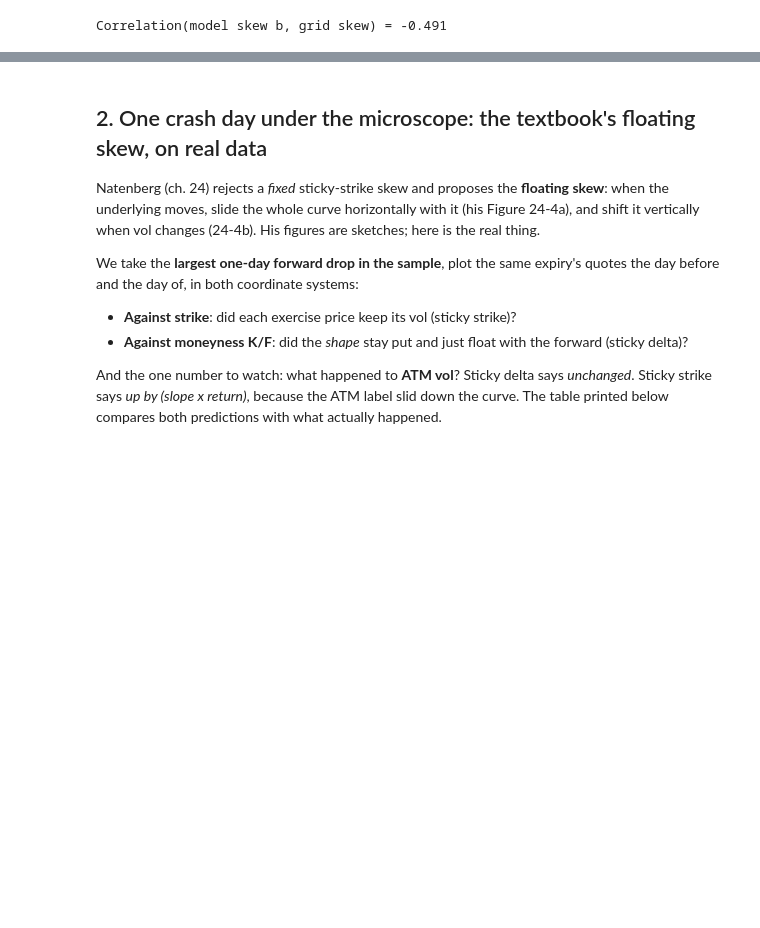
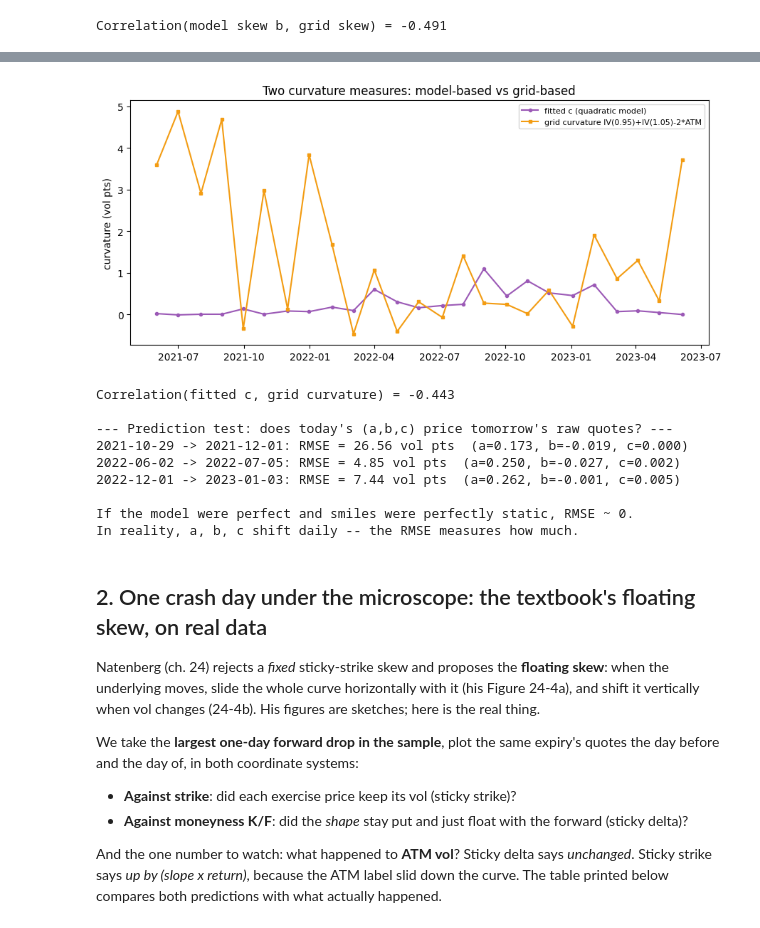
Before and after one commit to harrodyuan/DS4FE, a Jupyter notebook: DS4FE_IV_Surface_Skew_Dynamics.ipynb, the cells around one changed output, grey strips where cells are left out. Drawn from its saved outputs; the diff is of its cells as text; code cells hidden in the pictures; blank space fills up the shorter version.

Commit message:
Add kurtosis analysis section: curvature comparison + parametric model prediction demo; reframe sticky delta/strike as benchmarks not real models

```diff
--- a/DS4FE_IV_Surface_Skew_Dynamics.ipynb
+++ b/DS4FE_IV_Surface_Skew_Dynamics.ipynb
@@ -289,3 +303,77 @@ Correlation(model skew b, grid skew) = -0.491
+# %%
+# Compare two curvature measures: fitted c vs grid butterfly
+sample_days = sorted(glob.glob(f'{IV}/iv_*.parquet'))[::21]
+params_all = []
+for f in sample_days:
+    dt = pd.Timestamp(os.path.basename(f)[3:13])
+    d = pd.read_parquet(f)
+    exp = d.loc[(d['T'] * 365.25 - 30).abs().idxmin(), 'expiry']
+    e = d[d['expiry'] == exp]
+    T_, F_ = e['T'].iloc[0], e['F'].iloc[0]
+    atm = np.interp(F_, e['strike'], e['iv'])
+    z = np.log(e['strike'] / F_) / (atm * np.sqrt(T_))
+    coeffs = np.polyfit(z, e['iv'], 2)
+    params_all.append({'date': dt, 'a': coeffs[2], 'b': coeffs[1], 'c': coeffs[0]})
+params_all = pd.DataFrame(params_all).set_index('date').sort_index()
+
+# align grid curvature on same dates
+grid_curv = feat[(30, 'curv')].reindex(params_all.index)
+params_all['grid_curv'] = grid_curv.values
+
+fig, ax = plt.subplots(figsize=(9, 4.2))
+ax.plot(params_all.index, params_all['c'] * 100, 'o-', ms=3, color='#9B59B6', label='fitted c (quadratic model)')
+ax.plot(params_all.index, params_all['grid_curv'] * 100, 's-', ms=3, color='#F39C12', label='grid curvature IV(0.95)+IV(1.05)-2*ATM')
+ax.set_ylabel('curvature (vol pts)')
+ax.set_title('Two curvature measures: model-based vs grid-based')
+ax.legend(fontsize=8)
+plt.tight_layout(); plt.show()
+
+corr_c = params_all['c'].corr(params_all['grid_curv'])
+print(f'Correlation(fitted c, grid curvature) = {corr_c:.3f}')
+
+# --- Prediction demo: use today's fitted model to price tomorrow's quotes ---
+print()
+print("--- Prediction test: does today's (a,b,c) price tomorrow's raw quotes? ---")
+for i in [5, 12, 18]:
+    day_t = sample_days[i]
+    day_t1 = sample_days[i+1]
+    dt_t = pd.Timestamp(os.path.basename(day_t)[3:13])
+    dt_t1 = pd.Timestamp(os.path.basename(day_t1)[3:13])
+
+    d_t = pd.read_parquet(day_t)
+    exp_t = d_t.loc[(d_t['T'] * 365.25 - 30).abs().idxmin(), 'expiry']
+    e_t = d_t[d_t['expiry'] == exp_t]
+    Tt, Ft = e_t['T'].iloc[0], e_t['F'].iloc[0]
+    atm_t = np.interp(Ft, e_t['strike'], e_t['iv'])
+    z_t = np.log(e_t['strike'] / Ft) / (atm_t * np.sqrt(Tt))
+    a_t, b_t, c_t = np.polyfit(z_t, e_t['iv'], 2)[::-1]
+
+    d_t1 = pd.read_parquet(day_t1)
+    exp_t1 = d_t1.loc[(d_t1['T'] * 365.25 - 30).abs().idxmin(), 'expiry']
+    e_t1 = d_t1[d_t1['expiry'] == exp_t1]
+    Tt1, Ft1 = e_t1['T'].iloc[0], e_t1['F'].iloc[0]
+    atm_t1 = np.interp(Ft1, e_t1['strike'], e_t1['iv'])
+    z_t1 = np.log(e_t1['strike'] / Ft1) / (atm_t1 * np.sqrt(Tt1))
+    pred_iv = a_t + b_t * z_t1 + c_t * z_t1**2
+    actual_iv = e_t1['iv'].values
+
+    rmse = np.sqrt(np.mean((pred_iv - actual_iv)**2)) * 100
+    print(f'{dt_t.date()} -> {dt_t1.date()}: RMSE = {rmse:.2f} vol pts  (a={a_t:.3f}, b={b_t:.3f}, c={c_t:.3f})')
+
+print()
+print('If the model were perfect and smiles were perfectly static, RMSE ~ 0.')
+print('In reality, a, b, c shift daily -- the RMSE measures how much.')
+# %% [output]
+[figure, added]
+Correlation(fitted c, grid curvature) = -0.443
+
+--- Prediction test: does today's (a,b,c) price tomorrow's raw quotes? ---
+2021-10-29 -> 2021-12-01: RMSE = 26.56 vol pts  (a=0.173, b=-0.019, c=0.000)
+2022-06-02 -> 2022-07-05: RMSE = 4.85 vol pts  (a=0.250, b=-0.027, c=0.002)
+2022-12-01 -> 2023-01-03: RMSE = 7.44 vol pts  (a=0.262, b=-0.001, c=0.005)
+
+If the model were perfect and smiles were perfectly static, RMSE ~ 0.
+In reality, a, b, c shift daily -- the RMSE measures how much.
 # %% [markdown]
 ## 2. One crash day under the microscope: the textbook's floating skew, on real data
 
```
Also changed, not shown: parts of 2 cells of this notebook.
